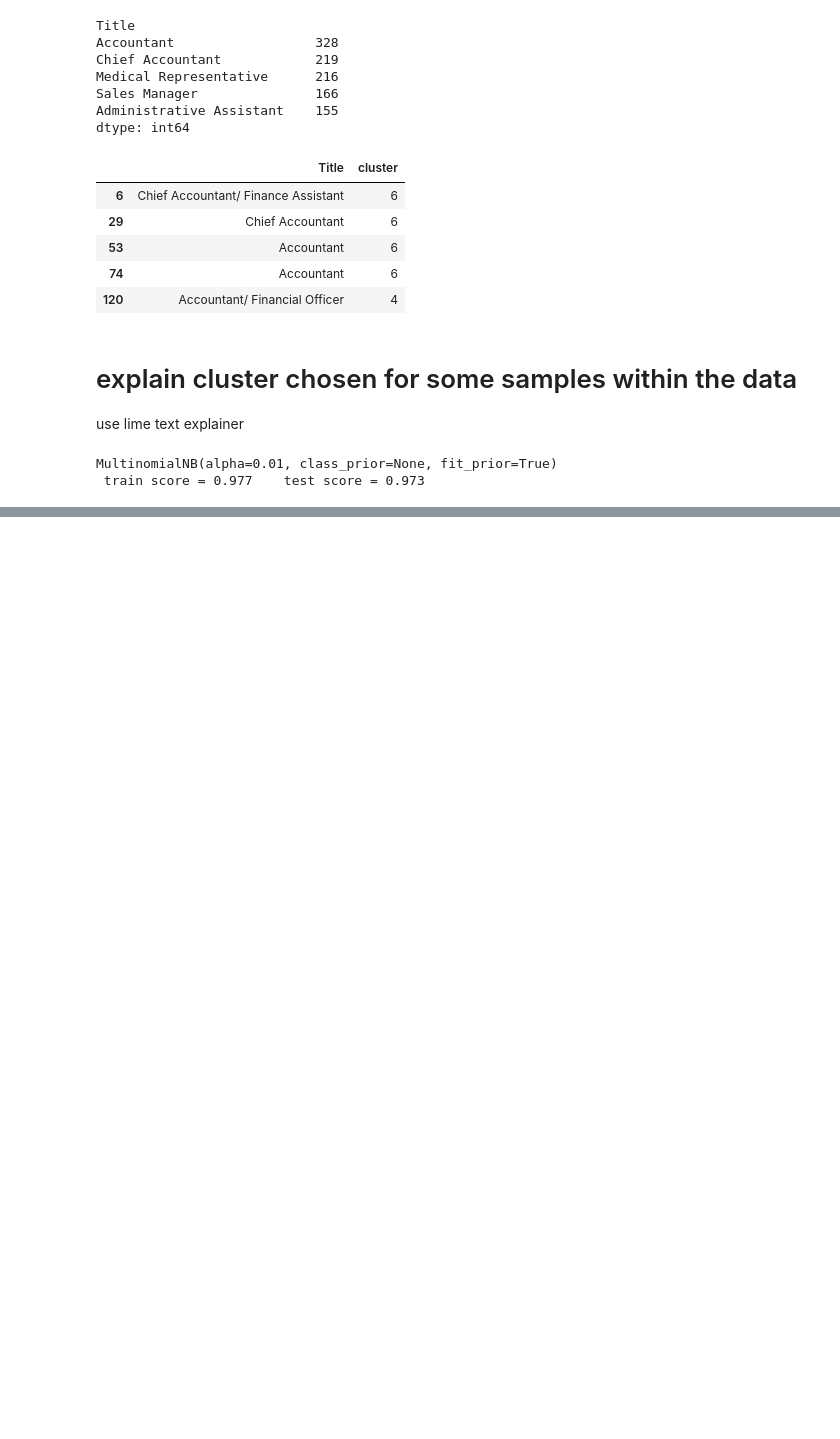
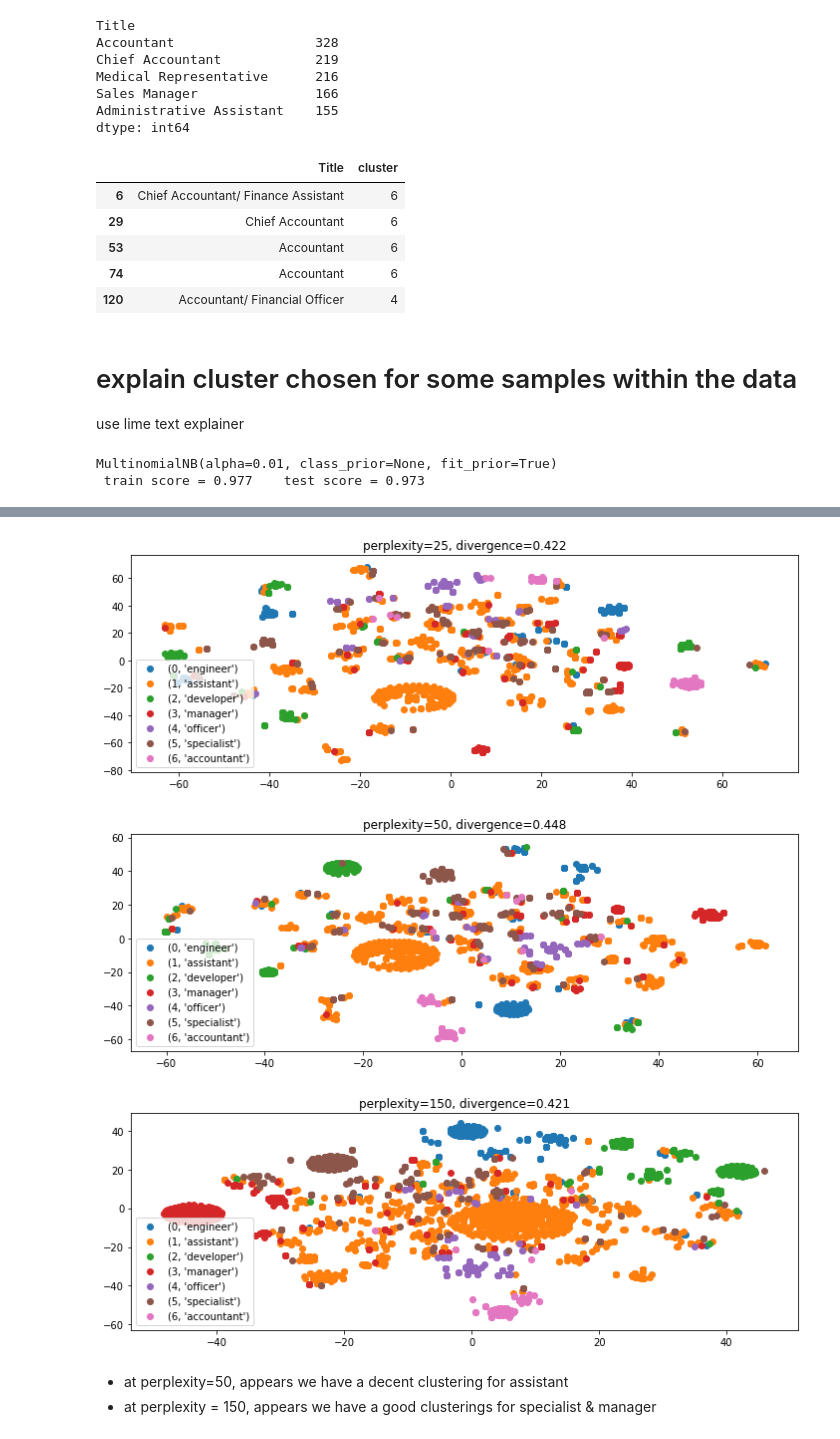
Before and after one commit to mondayn/py, a Jupyter notebook: jobClassify.ipynb, the cells around one changed output, grey strips where cells are left out. Cells and saved outputs as stored; diff of their text form; code cells hidden in the pictures; blank space fills up the shorter version.

```diff
--- a/jobClassify.ipynb
+++ b/jobClassify.ipynb
@@ -275,0 +279,29 @@ ax.scatter(x=Xt[:,0],y=Xt[:,1],c=y_train)
+# %%
+from sklearn import manifold
+
+# limit t-sne b/c it's slow
+numPoints = 5000
+perplexities = [25,50,150]
+
+for i,p in enumerate(perplexities,start=1):
+    dimRed = manifold.TSNE(perplexity=p)
+    Xt = dimRed.fit_transform(X_train[:numPoints])
+
+    df2 = pd.DataFrame(Xt)
+    df2['cluster'] = y_train[:numPoints]
+
+    _ = plt.figure(i,figsize=(12,4))
+    for i,j in zip(np.unique(y_train),clusterNames):
+        data = df2[df2.cluster==i].iloc[:,:2].values
+        _=plt.scatter(data[:,0],data[:,1],label=j)
+
+    title = 'perplexity={}, divergence={:.3f}'.format(p,dimRed.kl_divergence_)
+    _ = plt.gca().set_title(title)
+    _ = plt.legend()
+# %% [output]
+[figure, added]
+[figure, added]
+[figure, added]
+# %% [markdown]
+- at perplexity=50, appears we have a decent clustering for assistant
+- at perplexity = 150, appears we have a good clusterings for specialist & manager
```
Also changed, not shown: parts of 8 cells of this notebook, 9 other files.
